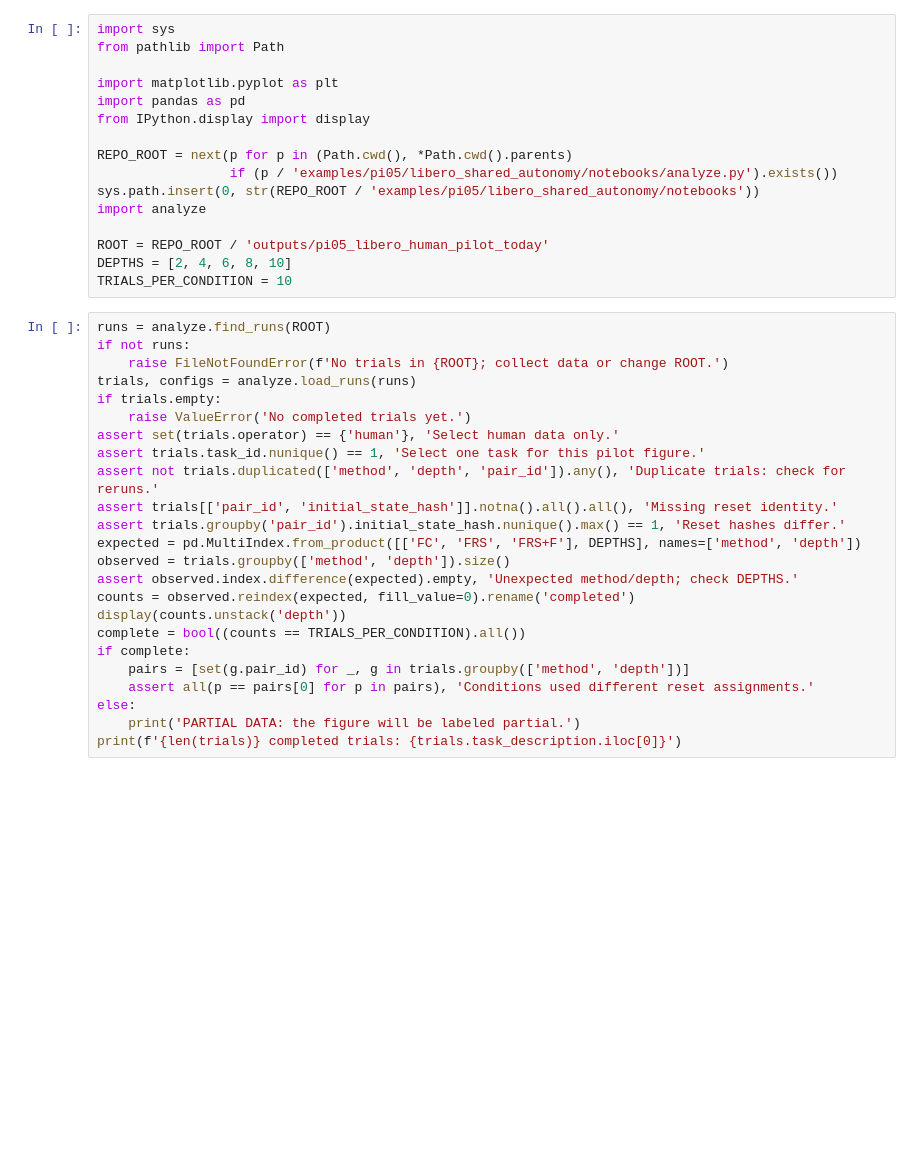
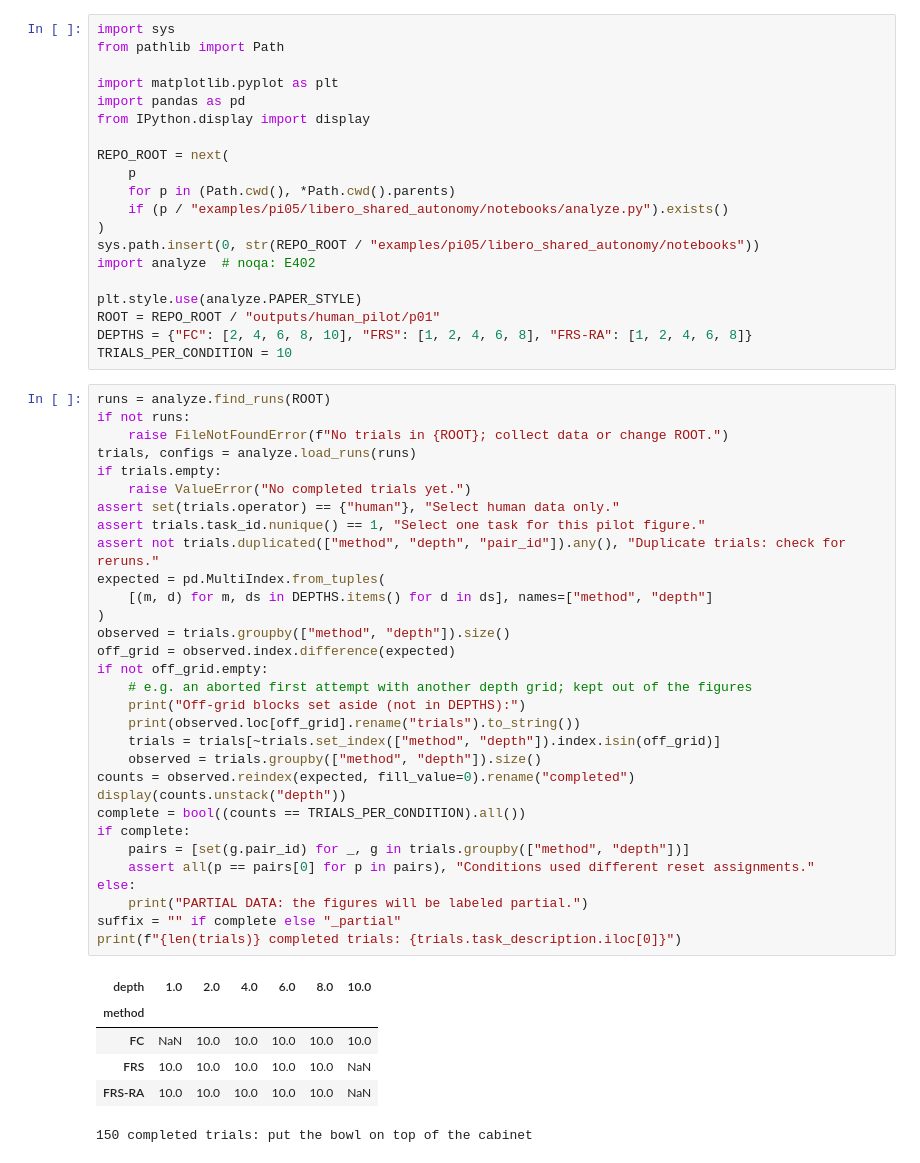
Before and after one commit to ricebcilab/lerobot, a Jupyter notebook: examples/pi05/libero_shared_autonomy/notebooks/analyze_human_pilot.ipynb, the cells around one changed output. Drawn from its saved outputs; the diff is of its cells as text; blank space fills up the shorter version.

```diff
--- a/examples/pi05/libero_shared_autonomy/notebooks/analyze_human_pilot.ipynb
+++ b/examples/pi05/libero_shared_autonomy/notebooks/analyze_human_pilot.ipynb
@@ -12,37 +12,55 @@ import matplotlib.pyplot as plt
 import pandas as pd
 from IPython.display import display
 
-REPO_ROOT = next(p for p in (Path.cwd(), *Path.cwd().parents)
-                 if (p / 'examples/pi05/libero_shared_autonomy/notebooks/analyze.py').exists())
-sys.path.insert(0, str(REPO_ROOT / 'examples/pi05/libero_shared_autonomy/notebooks'))
-import analyze
+REPO_ROOT = next(
+    p
+    for p in (Path.cwd(), *Path.cwd().parents)
+    if (p / "examples/pi05/libero_shared_autonomy/notebooks/analyze.py").exists()
+)
+sys.path.insert(0, str(REPO_ROOT / "examples/pi05/libero_shared_autonomy/notebooks"))
+import analyze  # noqa: E402
 
-ROOT = REPO_ROOT / 'outputs/pi05_libero_human_pilot_today'
-DEPTHS = [2, 4, 6, 8, 10]
+plt.style.use(analyze.PAPER_STYLE)
+ROOT = REPO_ROOT / "outputs/human_pilot/p01"
+DEPTHS = {"FC": [2, 4, 6, 8, 10], "FRS": [1, 2, 4, 6, 8], "FRS-RA": [1, 2, 4, 6, 8]}
 TRIALS_PER_CONDITION = 10
 # %%
 runs = analyze.find_runs(ROOT)
 if not runs:
-    raise FileNotFoundError(f'No trials in {ROOT}; collect data or change ROOT.')
+    raise FileNotFoundError(f"No trials in {ROOT}; collect data or change ROOT.")
 trials, configs = analyze.load_runs(runs)
 if trials.empty:
-    raise ValueError('No completed trials yet.')
-assert set(trials.operator) == {'human'}, 'Select human data only.'
-assert trials.task_id.nunique() == 1, 'Select one task for this pilot figure.'
-assert not trials.duplicated(['method', 'depth', 'pair_id']).any(), 'Duplicate trials: check for reruns.'
-assert trials[['pair_id', 'initial_state_hash']].notna().all().all(), 'Missing reset identity.'
-assert trials.groupby('pair_id').initial_state_hash.nunique().max() == 1, 'Reset hashes differ.'
-expected = pd.MultiIndex.from_product([['FC', 'FRS', 'FRS+F'], DEPTHS], names=['method', 'depth'])
-observed = trials.groupby(['method', 'depth']).size()
-assert observed.index.difference(expected).empty, 'Unexpected method/depth; check DEPTHS.'
-counts = observed.reindex(expected, fill_value=0).rename('completed')
-display(counts.unstack('depth'))
+    raise ValueError("No completed trials yet.")
+assert set(trials.operator) == {"human"}, "Select human data only."
+assert trials.task_id.nunique() == 1, "Select one task for this pilot figure."
+assert not trials.duplicated(["method", "depth", "pair_id"]).any(), "Duplicate trials: check for reruns."
+expected = pd.MultiIndex.from_tuples(
+    [(m, d) for m, ds in DEPTHS.items() for d in ds], names=["method", "depth"]
+)
+observed = trials.groupby(["method", "depth"]).size()
+off_grid = observed.index.difference(expected)
+if not off_grid.empty:
+    # e.g. an aborted first attempt with another depth grid; kept out of the figures
+    print("Off-grid blocks set aside (not in DEPTHS):")
+    print(observed.loc[off_grid].rename("trials").to_string())
+    trials = trials[~trials.set_index(["method", "depth"]).index.isin(off_grid)]
+    observed = trials.groupby(["method", "depth"]).size()
+counts = observed.reindex(expected, fill_value=0).rename("completed")
+display(counts.unstack("depth"))
 complete = bool((counts == TRIALS_PER_CONDITION).all())
 if complete:
-    pairs = [set(g.pair_id) for _, g in trials.groupby(['method', 'depth'])]
-    assert all(p == pairs[0] for p in pairs), 'Conditions used different reset assignments.'
+    pairs = [set(g.pair_id) for _, g in trials.groupby(["method", "depth"])]
+    assert all(p == pairs[0] for p in pairs), "Conditions used different reset assignments."
 else:
-    print('PARTIAL DATA: the figure will be labeled partial.')
-print(f'{len(trials)} completed trials: {trials.task_description.iloc[0]}')
+    print("PARTIAL DATA: the figures will be labeled partial.")
+suffix = "" if complete else "_partial"
+print(f"{len(trials)} completed trials: {trials.task_description.iloc[0]}")
+# %% [output]
+| depth | 1.0 | 2.0 | 4.0 | 6.0 | 8.0 | 10.0 |
+| method |  |  |  |  |  |  |
+| FC | NaN | 10.0 | 10.0 | 10.0 | 10.0 | 10.0 |
+| FRS | 10.0 | 10.0 | 10.0 | 10.0 | 10.0 | NaN |
+| FRS-RA | 10.0 | 10.0 | 10.0 | 10.0 | 10.0 | NaN |
+150 completed trials: put the bowl on top of the cabinet
 # %%
 task = int(trials.task_id.iloc[0])
```
Also changed, not shown: parts of 10 cells of this notebook, 3 other files.
